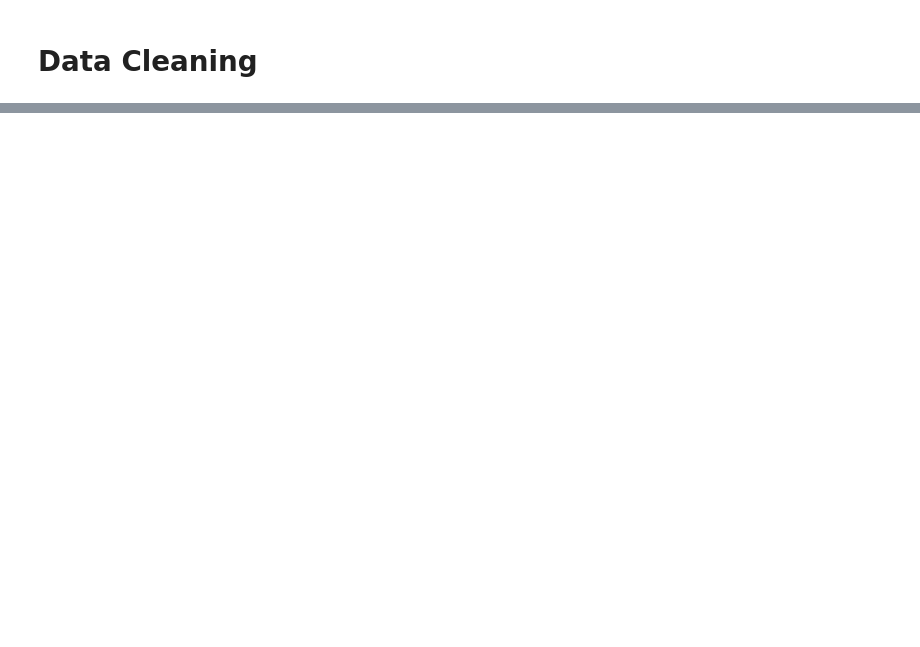
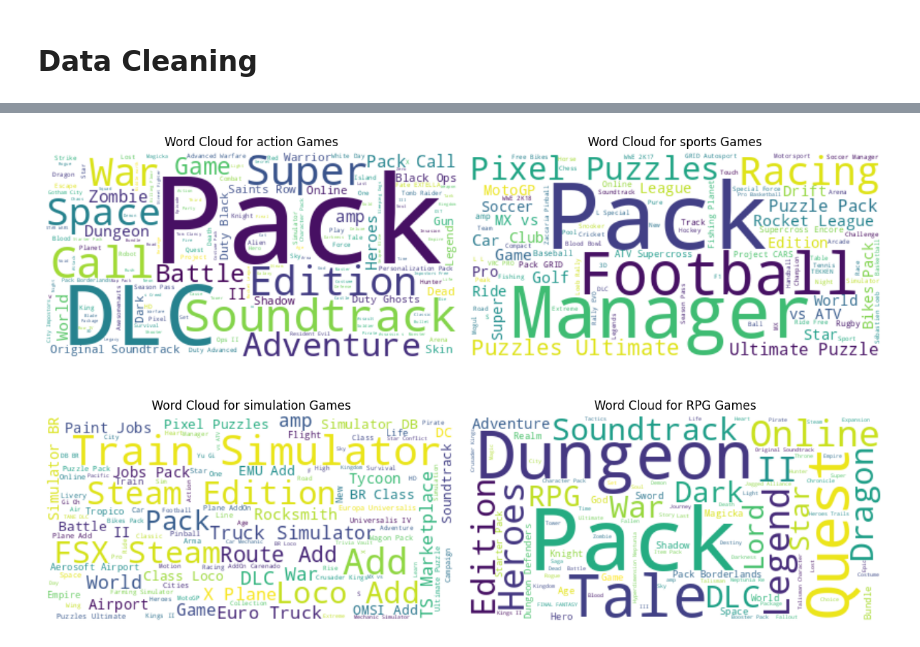
Before and after one commit to lanceu0128/recommender, a Jupyter notebook: steam_recommender.ipynb, the cells around one changed output, grey strips where cells are left out. Cells and saved outputs as stored; diff of their text form; code cells hidden in the pictures; blank space fills up the shorter version.

```diff
--- a/steam_recommender.ipynb
+++ b/steam_recommender.ipynb
@@ -116,0 +262,24 @@ df[['genres', 'tags', 'specs', 'sentiment']].head(1)
+# %%
+genres_to_plot = ['action', 'sports', 'simulation', 'RPG']
+
+# create a subplot grid based on the number of genres
+fig, axes = plt.subplots(2, 2, figsize=(12, 8))
+axes = axes.flatten() # flatten for iteration
+
+for i, genre in enumerate(genres_to_plot):
+    # filter df for rows where 'genre' matches the desired genre and 'locale_synopsis' is not None
+    genre_df = df[df['genres'].str.contains(genre, case=False, na=False)]
+
+    # add all titles together and create wordcloud
+    text = ' '.join(list(genre_df['title']))
+    wordcloud = WordCloud(width=400, height=200, background_color='white').generate(text)
+
+    # plot wordcloud on axes[i]
+    axes[i].imshow(wordcloud, interpolation='bilinear')
+    axes[i].axis('off')
+    axes[i].set_title(f'Word Cloud for {genre} Games')
+
+plt.tight_layout()
+plt.show()
+# %% [output]
+[figure, added]
```
Also changed, not shown: parts of 38 cells of this notebook, 1 other file.
